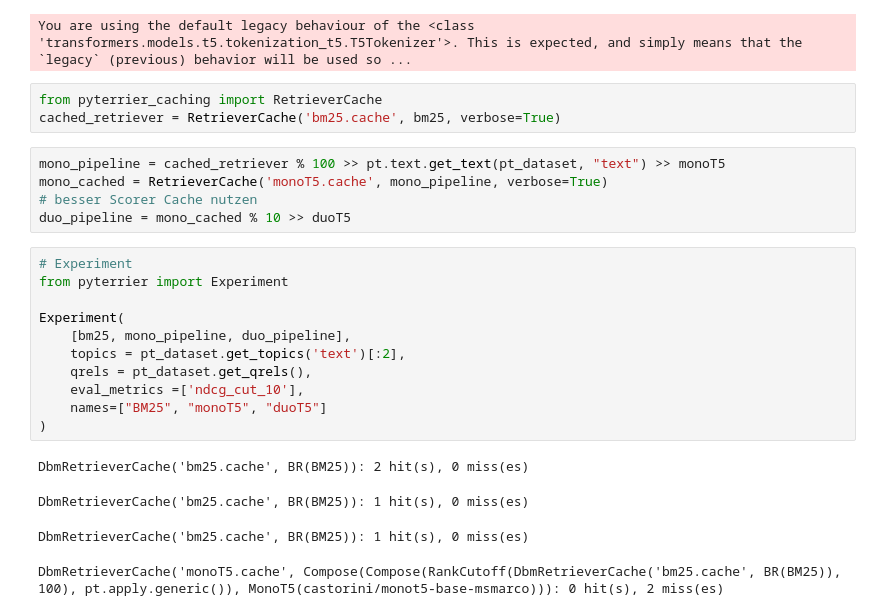
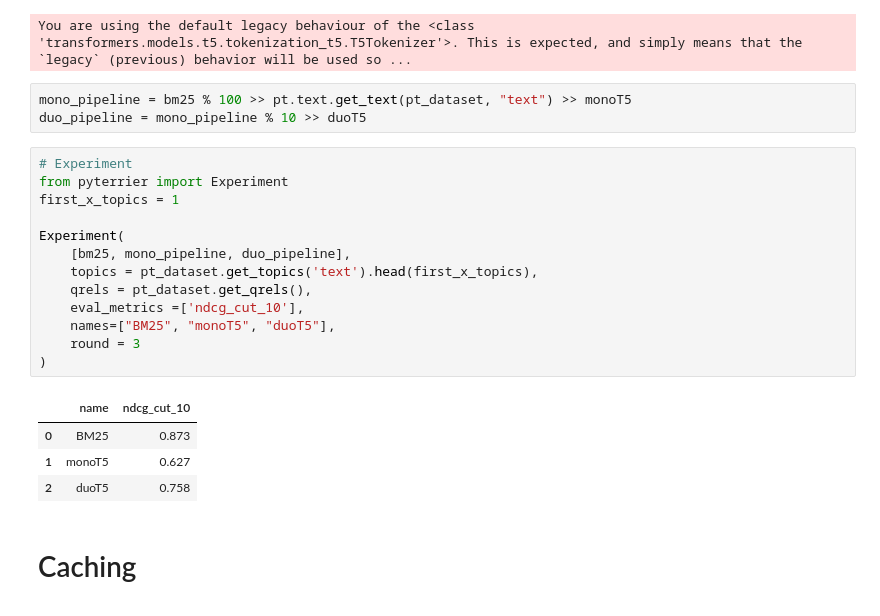
Before and after one commit to 01ill/ir_suchMaschinen, a Jupyter notebook: baseline-retrieval-system/baseline-retrieval-system.ipynb, the cells around one changed output. Drawn from its saved outputs; the diff is of its cells as text.

```diff
--- a/baseline-retrieval-system/baseline-retrieval-system.ipynb
+++ b/baseline-retrieval-system/baseline-retrieval-system.ipynb
@@ -162,27 +172,26 @@ monoT5 = MonoT5ReRanker()
 duoT5 = DuoT5ReRanker()
 # %% [output]
 You are using the default legacy behaviour of the <class 'transformers.models.t5.tokenization_t5.T5Tokenizer'>. This is expected, and simply means that the `legacy` (previous) behavior will be used so ...
-# %%
-from pyterrier_caching import RetrieverCache
-cached_retriever = RetrieverCache('bm25.cache', bm25, verbose=True)
 # %%
-mono_pipeline = cached_retriever % 100 >> pt.text.get_text(pt_dataset, "text") >> monoT5
-mono_cached = RetrieverCache('monoT5.cache', mono_pipeline, verbose=True)
-# besser Scorer Cache nutzen
-duo_pipeline = mono_cached % 10 >> duoT5
+mono_pipeline = bm25 % 100 >> pt.text.get_text(pt_dataset, "text") >> monoT5
+duo_pipeline = mono_pipeline % 10 >> duoT5
 # %%
 # Experiment
 from pyterrier import Experiment
+first_x_topics = 1
 
 Experiment(
     [bm25, mono_pipeline, duo_pipeline],
-    topics = pt_dataset.get_topics('text')[:2],
+    topics = pt_dataset.get_topics('text').head(first_x_topics),
     qrels = pt_dataset.get_qrels(),
     eval_metrics =['ndcg_cut_10'],
-    names=["BM25", "monoT5", "duoT5"]
+    names=["BM25", "monoT5", "duoT5"],
+    round = 3
 )
 # %% [output]
-DbmRetrieverCache('bm25.cache', BR(BM25)): 2 hit(s), 0 miss(es)
-DbmRetrieverCache('bm25.cache', BR(BM25)): 1 hit(s), 0 miss(es)
-DbmRetrieverCache('bm25.cache', BR(BM25)): 1 hit(s), 0 miss(es)
-DbmRetrieverCache('monoT5.cache', Compose(Compose(RankCutoff(DbmRetrieverCache('bm25.cache', BR(BM25)), 100), pt.apply.generic()), MonoT5(castorini/monot5-base-msmarco))): 0 hit(s), 2 miss(es)
+|  | name | ndcg_cut_10 |
+| 0 | BM25 | 0.873 |
+| 1 | monoT5 | 0.627 |
+| 2 | duoT5 | 0.758 |
+# %% [markdown]
+# Caching
```
Also changed, not shown: parts of 7 cells of this notebook, 4 other files.
